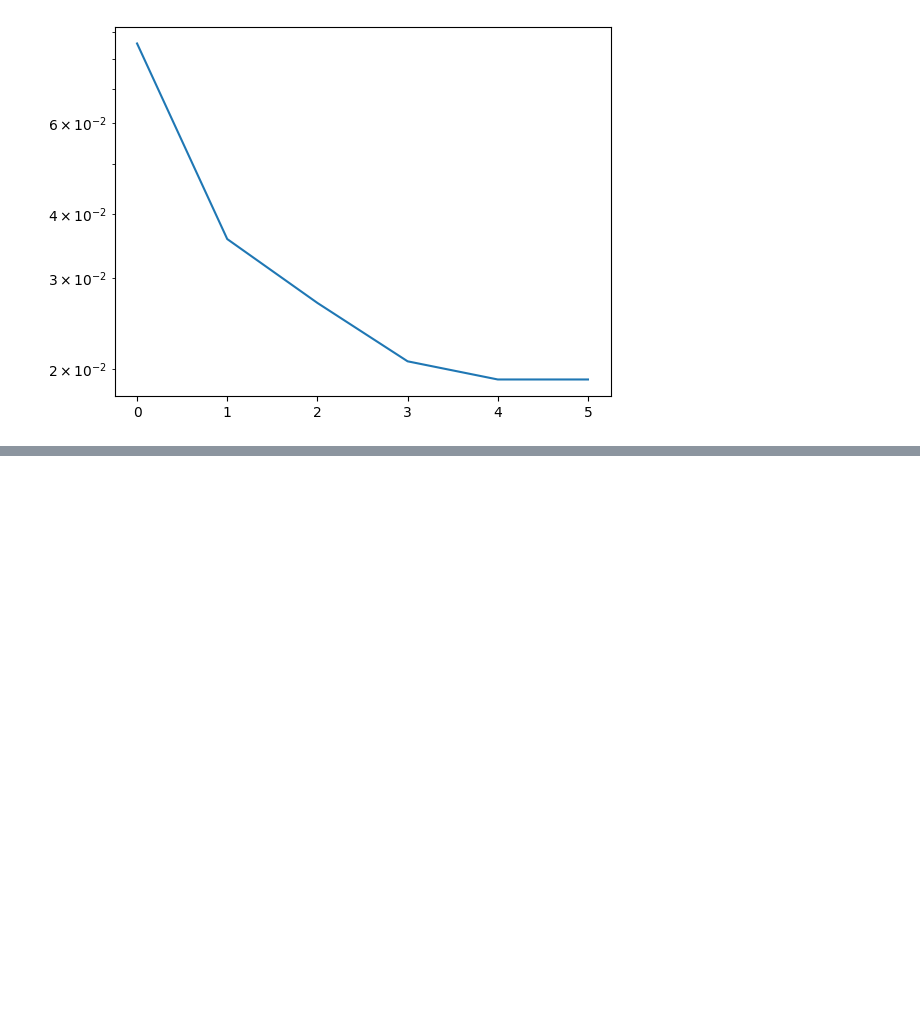
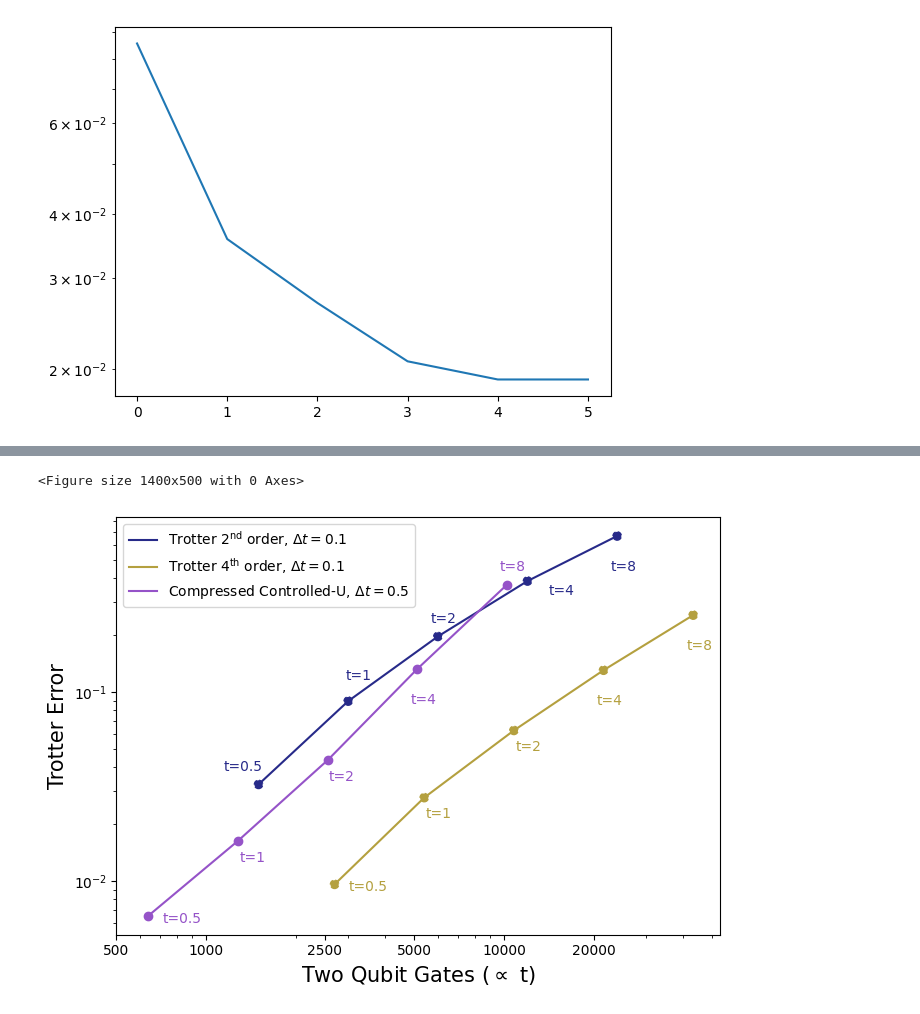
Before and after one commit to erenaykrcn/ccU, a Jupyter notebook: examples/TFIM2d/TFIM2d-ccU_4x4.ipynb, the cells around one changed output, grey strips where cells are left out. Cells and saved outputs as stored; diff of their text form; code cells hidden in the pictures; blank space fills up the shorter version.

```diff
--- a/examples/TFIM2d/TFIM2d-ccU_4x4.ipynb
+++ b/examples/TFIM2d/TFIM2d-ccU_4x4.ipynb
@@ -337,0 +467,60 @@ t=2, Gate Count:  2304  Trotter error:  1.1077553955240924
+# %%
+heis_trotter2_cxs, heis_trotter2_errs = ([1500, 3000, 6000, 12000, 24000], [0.03241546030627451, 0.08949535834360933, 0.1967914804052564, 0.38680092213082595, 0.669696443272971])
+
+heis_trotter4_cxs, heis_trotter4_errs = ([2700, 5400, 10800, 21600, 43200], [0.00958795546090474, 0.027594282691393968, 0.06259240213165973, 0.13041234071372165, 0.25530834496287635] )
+
+heis_ccU_cxs, heis_ccU_errs = ([640, 1280, 2560, 5120, 10240], [0.006538903159281073, 0.016303027068848897, 0.04358304395959711, 0.13252421117720548, 0.3699680431412762])
+# %%
+import matplotlib
+plt.subplots_adjust(left=0.2, bottom=0.1, right=0.9, top=0.8, wspace=0.1, hspace=0.2)
+plt.rcParams["figure.figsize"] = (7, 5)
+import matplotlib as mpl
+mpl.rcParams['figure.dpi'] = 100
+
+fig1, ax1 = plt.subplots()
+color1 = (39/256, 42/256  , 138/256)
+color2 = (150/256, 83/256, 201/256)
+color3 = (181/256, 161/256, 63/256 )
+plt.xlabel(r'Two Qubit Gates ($\propto$ t)', size=15)
+plt.ylabel('Trotter Error', size=15)
+plt.yticks([0.1, 0.15, 0.2, 0.25, 0.3, 0.35, 0.4, 0.45])
+
+heis_colors = ((39/256, 42/256  , 138/256), (181/256, 161/256, 63/256 ), (150/256, 83/256, 201/256))
+heis_labs = (r'Trotter $2^{\text{nd}}$ order, $\Delta t = 0.1$',
+             r'Trotter $4^{\text{th}}$ order, $\Delta t = 0.1$',
+             r'Compressed Controlled-U, $\Delta t = 0.5$')
+
+plt.plot(heis_trotter2_cxs, heis_trotter2_errs, label=heis_labs[0], color=heis_colors[0])
+plt.scatter(heis_trotter2_cxs, heis_trotter2_errs, ls='--', color=heis_colors[0])
+
+plt.plot(heis_trotter4_cxs, heis_trotter4_errs, label=heis_labs[1], color=heis_colors[1])
+plt.scatter(heis_trotter4_cxs, heis_trotter4_errs, ls='--', color=heis_colors[1])
+
+plt.plot(heis_ccU_cxs, heis_ccU_errs, label=heis_labs[2], color=heis_colors[2])
+plt.scatter(heis_ccU_cxs, heis_ccU_errs, color=heis_colors[2])
+
+annotations = [("t=0.5", (-25, 10)), ("t=1", (-2, 15)), ("t=2", (-5, 10)), ("t=4", (15, -10)), ("t=8", (-5, -25))]
+for xi, yi, text in zip(heis_trotter2_cxs, heis_trotter2_errs, annotations):
+    plt.annotate(text[0], xy=(xi, yi), xycoords='data', size=10, xytext=text[1], textcoords='offset points', color=heis_colors[0])
+
+annotations = [("t=0.5", (10, -5)), ("t=1", (1, -15)), ("t=2", (1, -15)), ("t=4", (-5, -25)), ("t=8", (-5, -25))]
+for xi, yi, text in zip(heis_trotter4_cxs, heis_trotter4_errs, annotations):
+    plt.annotate(text[0], xy=(xi, yi), xycoords='data', size=10, xytext=text[1], textcoords='offset points', color=heis_colors[1])
+
+annotations = [("t=0.5", (10, -5)), ("t=1", (1, -15)), ("t=2", (1, -15)), ("t=4", (-5, -25)), ("t=8", (-5, 10))]
+for xi, yi, text in zip(heis_ccU_cxs, heis_ccU_errs, annotations):
+    plt.annotate(text[0], xy=(xi, yi), xycoords='data', size=10, xytext=text[1], textcoords='offset points', color=heis_colors[2])
+
+
+plt.tight_layout()
+plt.legend(loc="upper left", prop={'size': 10})
+#plt.title("Controlled-U of anisotropic Heisenberg model for 20 qubits \n", size=15)
+
+ax1.set_xscale('log')
+ax1.set_yscale('log')
+ax1.set_xticks([500, 1000, 2500, 5000, 10000, 20000])
+ax1.get_xaxis().set_major_formatter(matplotlib.ticker.ScalarFormatter())
+plt.show()
+# %% [output]
+<Figure size 1400x500 with 0 Axes>
+[figure, added]
```
Also changed, not shown: parts of 13 cells of this notebook, 35 other files.
